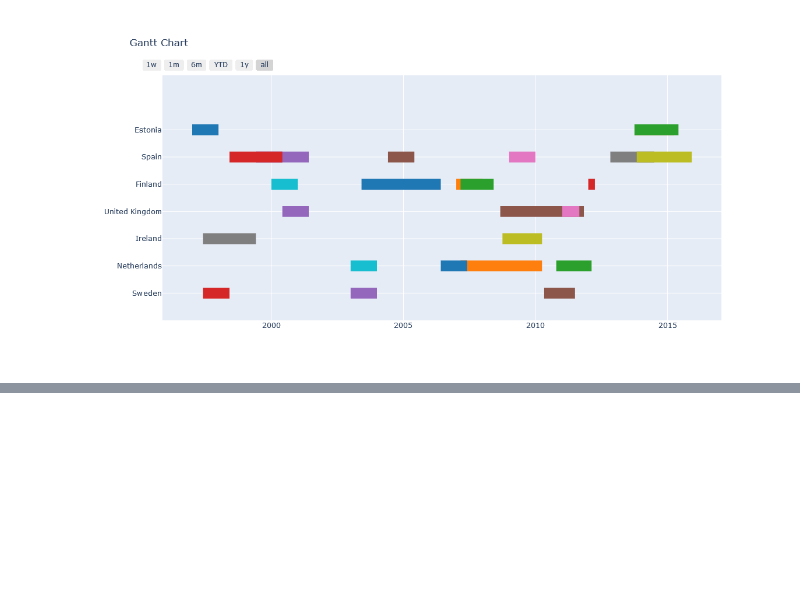
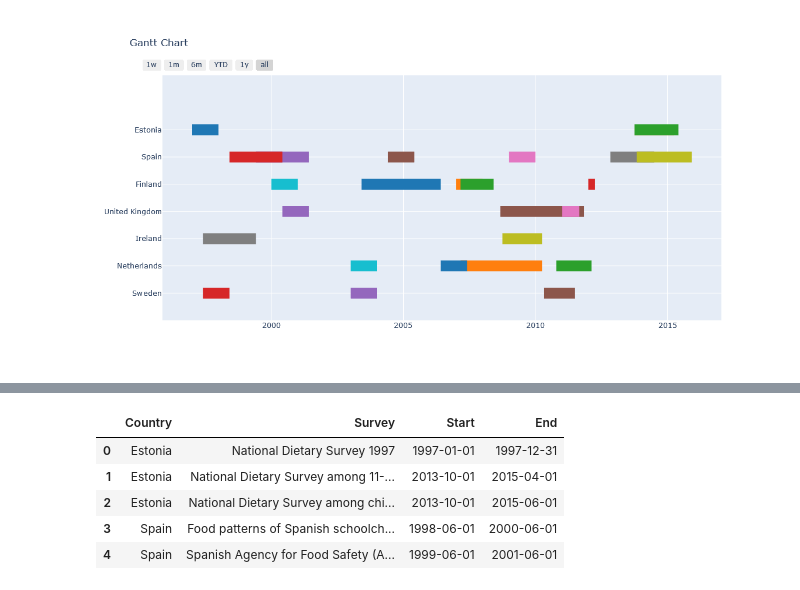
Before and after one commit to carlosvillasanchez/-Salmon-tortilla-al-pesto, a Jupyter notebook: Gantt.ipynb, the cells around one changed output, grey strips where cells are left out. Drawn from its saved outputs; the diff is of its cells as text; code cells hidden in the pictures; blank space fills up the shorter version.

```diff
--- a/Gantt.ipynb
+++ b/Gantt.ipynb
@@ -100,5 +111,12 @@ fig.show()
 # %%
-df_gantt_best = df_gantt_best.drop(index=10).reset_index(drop=True)
+df_gantt_best = (
+    df_gantt_best[
+        ~(
+            (df_gantt_best["Start"] == parser.parse("2001-01-04")) &
+            (df_gantt_best["Finish"] == parser.parse("2009-12-19"))
+        )]
+    .reset_index(drop=True)
+)
 
 fig = ff.create_gantt(df_gantt_best, group_tasks=True, showgrid_x=True, showgrid_y=True)
 fig.show()
@@ -111,0 +134,18 @@ fig.show()
+# %%
+df_surveys = (
+    df_gantt_best
+    .copy()
+    .rename(columns = {
+        "Task":"Country",
+        "Finish":"End"
+    })
+)
+
+df_surveys.head()
+# %% [output]
+|  | Country | Survey | Start | End |
+| 0 | Estonia | National Dietary Survey 1997 | 1997-01-01 | 1997-12-31 |
+| 1 | Estonia | National Dietary Survey among 11-... | 2013-10-01 | 2015-04-01 |
+| 2 | Estonia | National Dietary Survey among chi... | 2013-10-01 | 2015-06-01 |
+| 3 | Spain | Food patterns of Spanish schoolch... | 1998-06-01 | 2000-06-01 |
+| 4 | Spain | Spanish Agency for Food Safety (A... | 1999-06-01 | 2001-06-01 |
```
Also changed, not shown: parts of 21 cells of this notebook, 3 other files.
